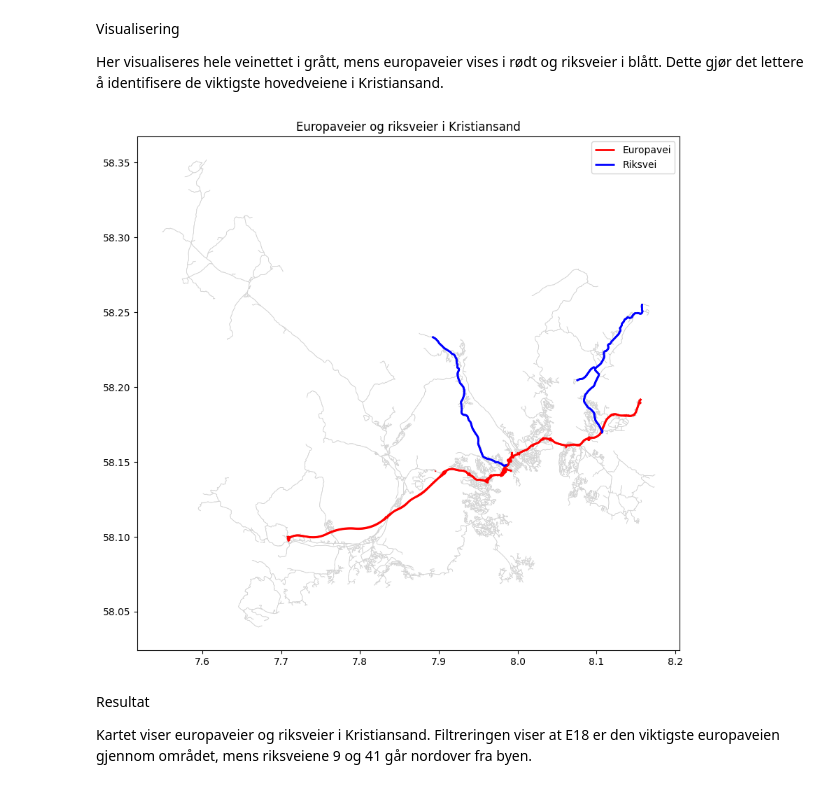
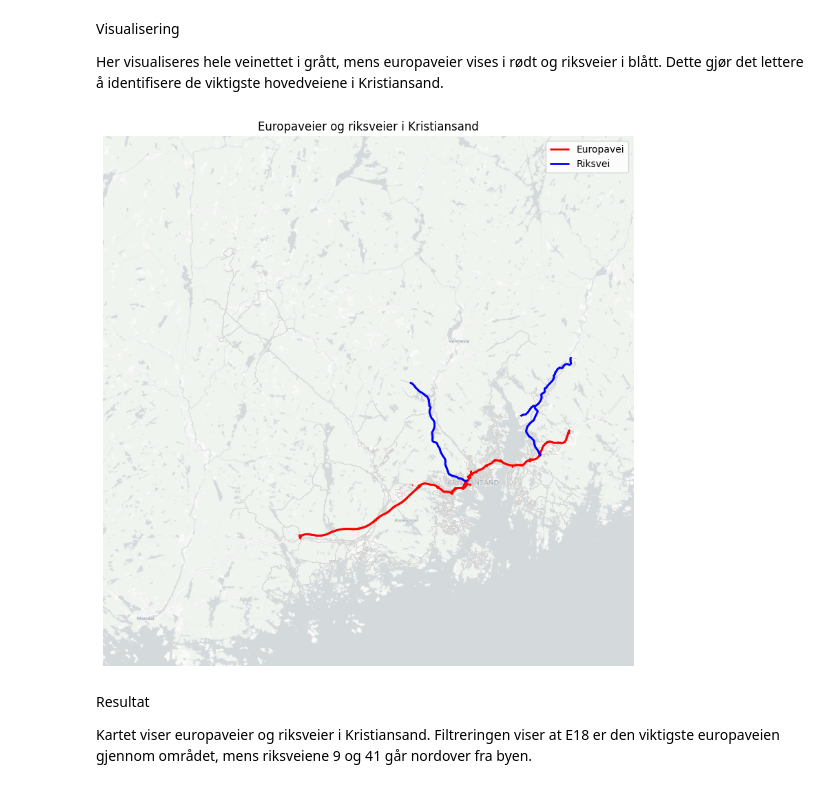
Before and after one commit to haakonhalvors1/Oppgave-1-Webutvikling-GIS-Kartografi, a Jupyter notebook: Notebook.ipynb, the cells around one changed output. Drawn from its saved outputs; the diff is of its cells as text; code cells hidden in the pictures.

Commit message:
Fiksa bakgrunnskart og akser

```diff
--- a/Notebook.ipynb
+++ b/Notebook.ipynb
@@ -45,18 +49,36 @@ Visualisering
 
 Her visualiseres hele veinettet i grått, mens europaveier vises i rødt og riksveier i blått. Dette gjør det lettere å identifisere de viktigste hovedveiene i Kristiansand.
 # %%
+import contextily as ctx
+
+# Reprojiser til Web Mercator for bakgrunnskart (samme stil som webprosjektet)
+veier_3857 = veier.to_crs(epsg=3857)
+europaveier_3857 = europaveier.to_crs(epsg=3857)
+riksveier_3857 = riksveier.to_crs(epsg=3857)
+
 fig, ax = plt.subplots(figsize=(10, 10))
 
-veier.plot(ax=ax, linewidth=0.5, color="lightgrey")
-europaveier.plot(ax=ax, linewidth=2, color="red", label="Europavei")
-riksveier.plot(ax=ax, linewidth=2, color="blue", label="Riksvei")
+veier_3857.plot(ax=ax, linewidth=0.5, color="lightgrey", zorder=3)
+europaveier_3857.plot(ax=ax, linewidth=2, color="red", label="Europavei", zorder=4)
+riksveier_3857.plot(ax=ax, linewidth=2, color="blue", label="Riksvei", zorder=4)
+
+ctx.add_basemap(
+    ax,
+    source=ctx.providers.CartoDB.Positron,
+    crs=veier_3857.crs,
+    zoom=11,
+    reset_extent=False,
+    zorder=1,
+    attribution=False,
+)
 
 ax.set_title("Europaveier og riksveier i Kristiansand")
+ax.set_axis_off()
 ax.legend()
 
 plt.show()
 # %% [output]
-[figure, old version]
+[figure, new version]
 # %% [markdown]
 Resultat
 
```
Also changed, not shown: parts of 2 cells of this notebook.
